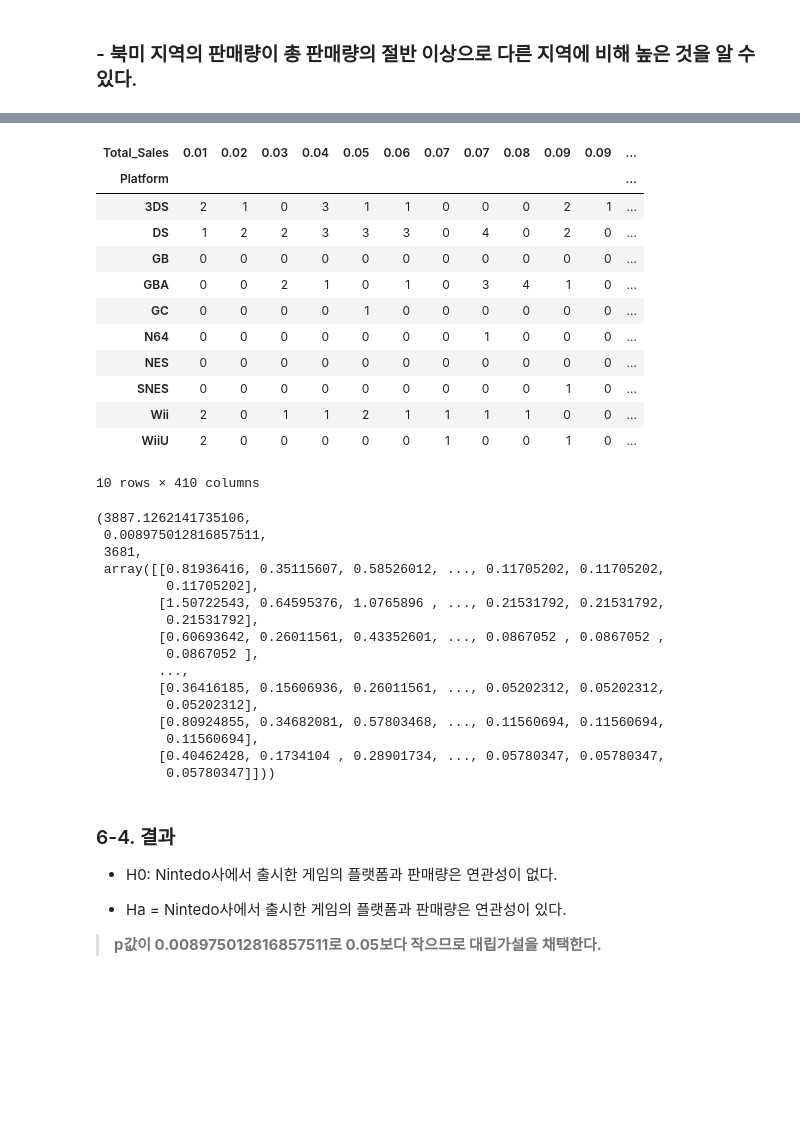
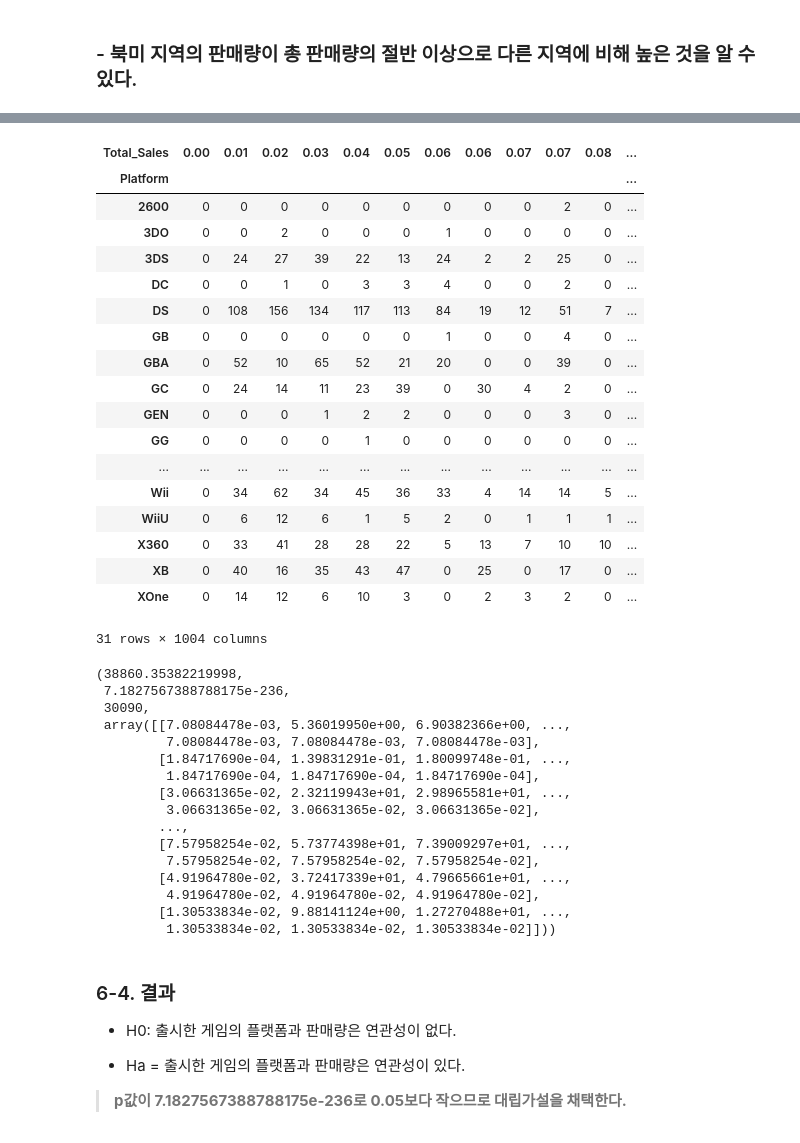
Before and after one commit to woorim99/AIB_12th_project, a Jupyter notebook: Section 1/Section1_AI_12_이우림.ipynb, the cells around one changed output, grey strips where cells are left out. Drawn from its saved outputs; the diff is of its cells as text; code cells hidden in the pictures; blank space fills up the shorter version.

```diff
--- a/Section 1/Section1_AI_12_이우림.ipynb
+++ b/Section 1/Section1_AI_12_이우림.ipynb
@@ -409,47 +391,53 @@ plt.show()
 # %%
-obs2 = pd.crosstab(df_Nintendo['Platform'], df_Nintendo['Total_Sales'])
+obs2 = pd.crosstab(df['Platform'], df['Total_Sales'])
 obs2
 # %% [output]
-| Total_Sales | 0.01 | 0.02 | 0.03 | 0.04 | 0.05 | 0.06 | 0.07 | 0.07 | 0.08 | 0.09 | 0.09 | ... |
+| Total_Sales | 0.00 | 0.01 | 0.02 | 0.03 | 0.04 | 0.05 | 0.06 | 0.06 | 0.07 | 0.07 | 0.08 | ... |
 | Platform |  |  |  |  |  |  |  |  |  |  |  | ... |
-| 3DS | 2 | 1 | 0 | 3 | 1 | 1 | 0 | 0 | 0 | 2 | 1 | ... |
-| DS | 1 | 2 | 2 | 3 | 3 | 3 | 0 | 4 | 0 | 2 | 0 | ... |
-| GB | 0 | 0 | 0 | 0 | 0 | 0 | 0 | 0 | 0 | 0 | 0 | ... |
-| GBA | 0 | 0 | 2 | 1 | 0 | 1 | 0 | 3 | 4 | 1 | 0 | ... |
-| GC | 0 | 0 | 0 | 0 | 1 | 0 | 0 | 0 | 0 | 0 | 0 | ... |
-| N64 | 0 | 0 | 0 | 0 | 0 | 0 | 0 | 1 | 0 | 0 | 0 | ... |
-| NES | 0 | 0 | 0 | 0 | 0 | 0 | 0 | 0 | 0 | 0 | 0 | ... |
-| SNES | 0 | 0 | 0 | 0 | 0 | 0 | 0 | 0 | 0 | 1 | 0 | ... |
-| Wii | 2 | 0 | 1 | 1 | 2 | 1 | 1 | 1 | 1 | 0 | 0 | ... |
-| WiiU | 2 | 0 | 0 | 0 | 0 | 0 | 1 | 0 | 0 | 1 | 0 | ... |
+| 2600 | 0 | 0 | 0 | 0 | 0 | 0 | 0 | 0 | 0 | 2 | 0 | ... |
+| 3DO | 0 | 0 | 2 | 0 | 0 | 0 | 1 | 0 | 0 | 0 | 0 | ... |
+| 3DS | 0 | 24 | 27 | 39 | 22 | 13 | 24 | 2 | 2 | 25 | 0 | ... |
+| DC | 0 | 0 | 1 | 0 | 3 | 3 | 4 | 0 | 0 | 2 | 0 | ... |
+| DS | 0 | 108 | 156 | 134 | 117 | 113 | 84 | 19 | 12 | 51 | 7 | ... |
+| GB | 0 | 0 | 0 | 0 | 0 | 0 | 1 | 0 | 0 | 4 | 0 | ... |
+| GBA | 0 | 52 | 10 | 65 | 52 | 21 | 20 | 0 | 0 | 39 | 0 | ... |
+| GC | 0 | 24 | 14 | 11 | 23 | 39 | 0 | 30 | 4 | 2 | 0 | ... |
+| GEN | 0 | 0 | 0 | 1 | 2 | 2 | 0 | 0 | 0 | 3 | 0 | ... |
+| GG | 0 | 0 | 0 | 0 | 1 | 0 | 0 | 0 | 0 | 0 | 0 | ... |
+| ... | ... | ... | ... | ... | ... | ... | ... | ... | ... | ... | ... | ... |
+| Wii | 0 | 34 | 62 | 34 | 45 | 36 | 33 | 4 | 14 | 14 | 5 | ... |
+| WiiU | 0 | 6 | 12 | 6 | 1 | 5 | 2 | 0 | 1 | 1 | 1 | ... |
+| X360 | 0 | 33 | 41 | 28 | 28 | 22 | 5 | 13 | 7 | 10 | 10 | ... |
+| XB | 0 | 40 | 16 | 35 | 43 | 47 | 0 | 25 | 0 | 17 | 0 | ... |
+| XOne | 0 | 14 | 12 | 6 | 10 | 3 | 0 | 2 | 3 | 2 | 0 | ... |
-10 rows × 410 columns
+31 rows × 1004 columns
 # %%
 from scipy.stats import chi2_contingency
 
 chi2 = chi2_contingency(obs2)
 chi2
 # %% [output]
-(3887.1262141735106,
- 0.008975012816857511,
- 3681,
- array([[0.81936416, 0.35115607, 0.58526012, ..., 0.11705202, 0.11705202,
-         0.11705202],
-        [1.50722543, 0.64595376, 1.0765896 , ..., 0.21531792, 0.21531792,
-         0.21531792],
-        [0.60693642, 0.26011561, 0.43352601, ..., 0.0867052 , 0.0867052 ,
-         0.0867052 ],
+(38860.35382219998,
+ 7.1827567388788175e-236,
+ 30090,
+ array([[7.08084478e-03, 5.36019950e+00, 6.90382366e+00, ...,
+         7.08084478e-03, 7.08084478e-03, 7.08084478e-03],
+        [1.84717690e-04, 1.39831291e-01, 1.80099748e-01, ...,
+         1.84717690e-04, 1.84717690e-04, 1.84717690e-04],
+        [3.06631365e-02, 2.32119943e+01, 2.98965581e+01, ...,
+         3.06631365e-02, 3.06631365e-02, 3.06631365e-02],
         ...,
-        [0.36416185, 0.15606936, 0.26011561, ..., 0.05202312, 0.05202312,
-         0.05202312],
-        [0.80924855, 0.34682081, 0.57803468, ..., 0.11560694, 0.11560694,
-         0.11560694],
-        [0.40462428, 0.1734104 , 0.28901734, ..., 0.05780347, 0.05780347,
-         0.05780347]]))
+        [7.57958254e-02, 5.73774398e+01, 7.39009297e+01, ...,
+         7.57958254e-02, 7.57958254e-02, 7.57958254e-02],
+        [4.91964780e-02, 3.72417339e+01, 4.79665661e+01, ...,
+         4.91964780e-02, 4.91964780e-02, 4.91964780e-02],
+        [1.30533834e-02, 9.88141124e+00, 1.27270488e+01, ...,
+         1.30533834e-02, 1.30533834e-02, 1.30533834e-02]]))
 # %% [markdown]
 ### 6-4. 결과
 
 
-*   H0: Nintedo사에서 출시한 게임의 플랫폼과 판매량은 연관성이 없다.
+*   H0: 출시한 게임의 플랫폼과 판매량은 연관성이 없다.
 
-*   Ha = Nintedo사에서 출시한 게임의 플랫폼과 판매량은 연관성이 있다.
-> **p값이 0.008975012816857511로 0.05보다 작으므로 대립가설을 채택한다.**
+*   Ha = 출시한 게임의 플랫폼과 판매량은 연관성이 있다.
+> **p값이 7.1827567388788175e-236로 0.05보다 작으므로 대립가설을 채택한다.**
```
Also changed, not shown: parts of 10 cells of this notebook.
